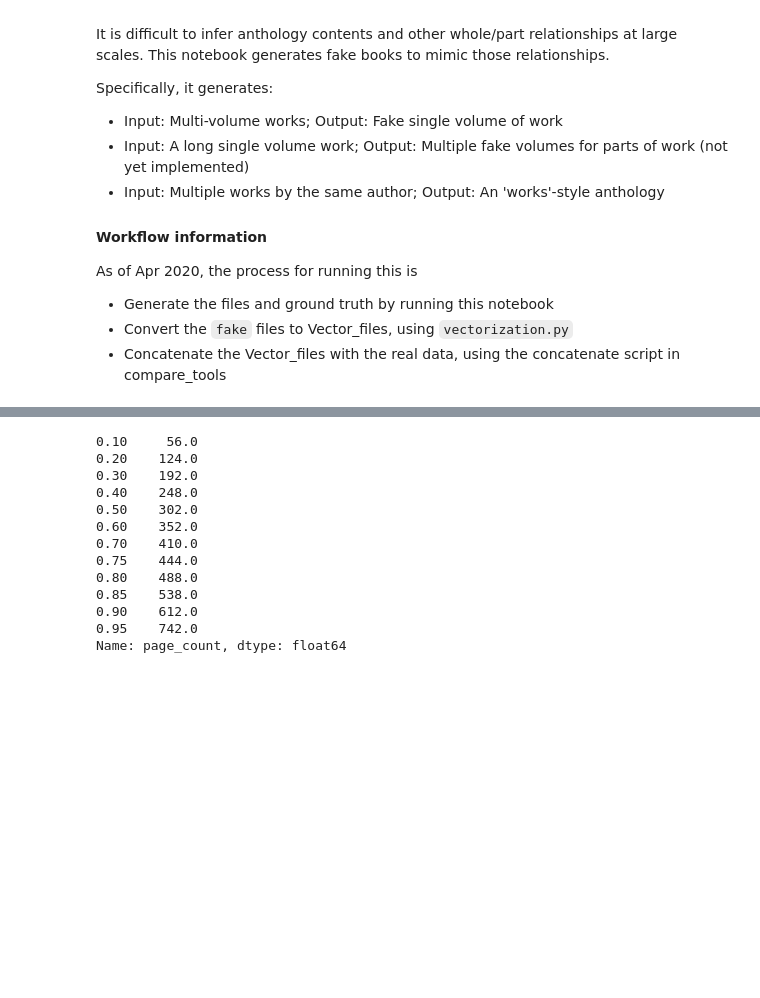
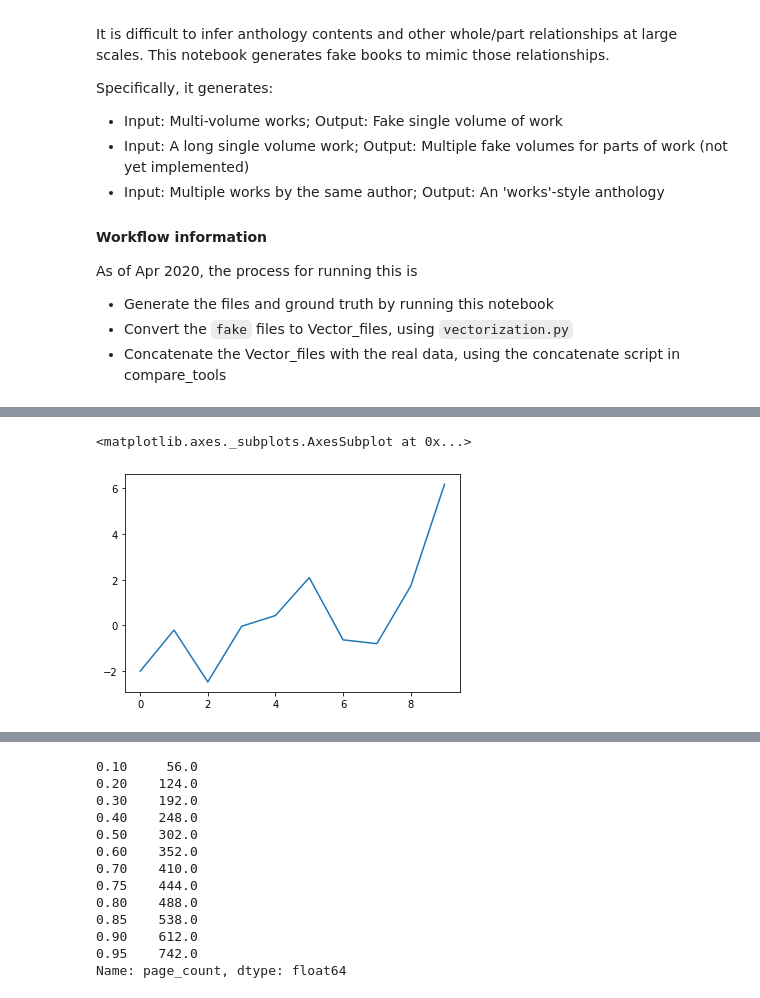
Before and after one commit to massivetexts/compare-tools, a Jupyter notebook: scripts/FakeBookGeneration.ipynb, the cells around one changed output, grey strips where cells are left out. Cells and saved outputs as stored; diff of their text form; code cells hidden in the pictures; blank space fills up the shorter version.

```diff
--- a/scripts/FakeBookGeneration.ipynb
+++ b/scripts/FakeBookGeneration.ipynb
@@ -16,0 +31,5 @@ As of Apr 2020, the process for running this is
+# %%
+pd.Series(b).plot()
+# %% [output]
+<matplotlib.axes._subplots.AxesSubplot at 0x...>
+[figure, added]
```
Also changed, not shown: parts of 10 cells of this notebook.
